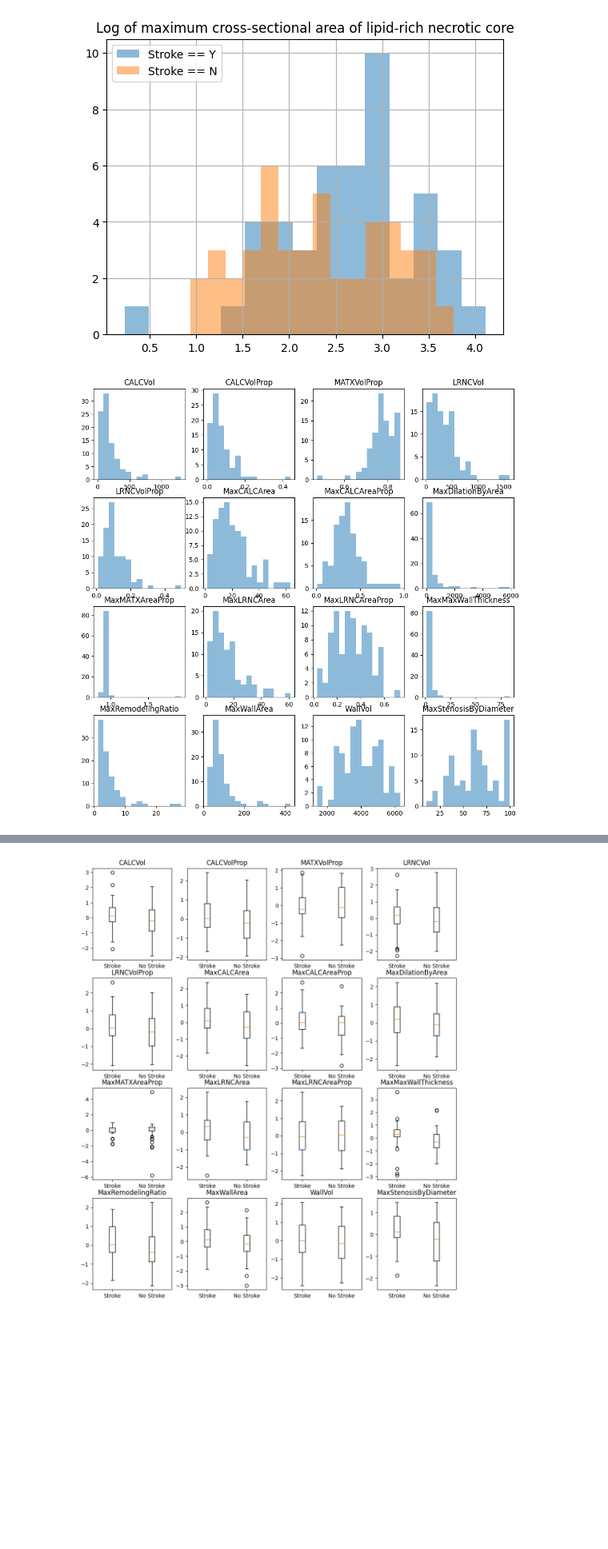
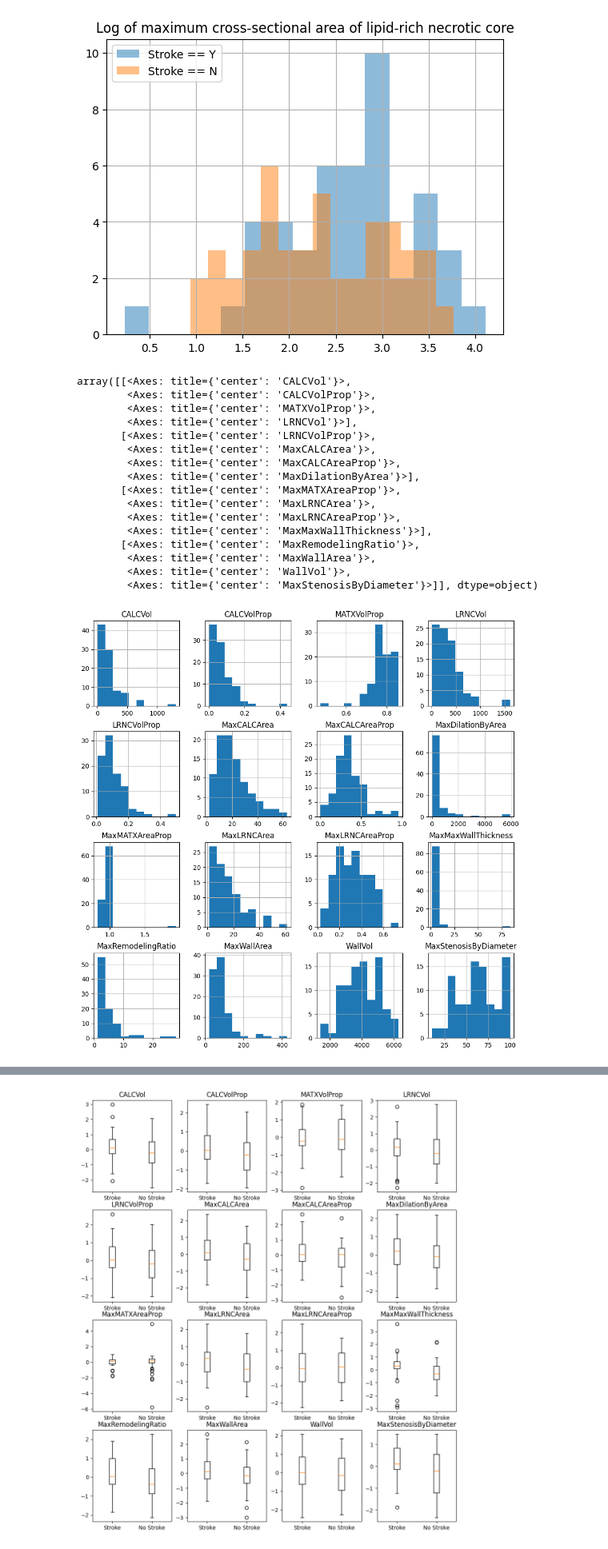
Before and after one commit to mru-data3464/w26, a Jupyter notebook: demo_code/01_stroke/strokedemo.ipynb, the cells around one changed output, grey strips where cells are left out. Shown at 80% size. Cells and saved outputs as stored; diff of their text form; code cells hidden in the pictures; blank space fills up the shorter version.

```diff
--- a/demo_code/01_stroke/strokedemo.ipynb
+++ b/demo_code/01_stroke/strokedemo.ipynb
@@ -133,17 +164,35 @@ Text(0.5, 1.0, 'Log of maximum cross-sectional area of lipid-rich necrotic core'
 # %%
 # Look at all the histograms
 def plot_hists(preds, data):
     N = int(np.ceil(len(preds) ** 0.5))
     _,ax = plt.subplots(N,N,figsize=(12,12))
     for p, pred in enumerate(preds):
         row = p // N
         col = p % N
         ax[row][col].hist(data[pred], bins=15, alpha=0.5)
         ax[row][col].set_title(pred)
 
-plot_hists(preds, train)
+# plot_hists(preds, train)
+# an easier way
+train[preds].hist(figsize=(12,12))
 # %% [output]
+array([[<Axes: title={'center': 'CALCVol'}>,
+        <Axes: title={'center': 'CALCVolProp'}>,
+        <Axes: title={'center': 'MATXVolProp'}>,
+        <Axes: title={'center': 'LRNCVol'}>],
+       [<Axes: title={'center': 'LRNCVolProp'}>,
+        <Axes: title={'center': 'MaxCALCArea'}>,
+        <Axes: title={'center': 'MaxCALCAreaProp'}>,
+        <Axes: title={'center': 'MaxDilationByArea'}>],
+       [<Axes: title={'center': 'MaxMATXAreaProp'}>,
+        <Axes: title={'center': 'MaxLRNCArea'}>,
+        <Axes: title={'center': 'MaxLRNCAreaProp'}>,
+        <Axes: title={'center': 'MaxMaxWallThickness'}>],
+       [<Axes: title={'center': 'MaxRemodelingRatio'}>,
+        <Axes: title={'center': 'MaxWallArea'}>,
+        <Axes: title={'center': 'WallVol'}>,
+        <Axes: title={'center': 'MaxStenosisByDiameter'}>]], dtype=object)
-[figure, old version]
+[figure, new version]
 # %%
 # Create a pipeline to normalize, then look at the histogram again
 # The power transformer also centres and normalizes
```
Also changed, not shown: parts of 6 cells of this notebook.
